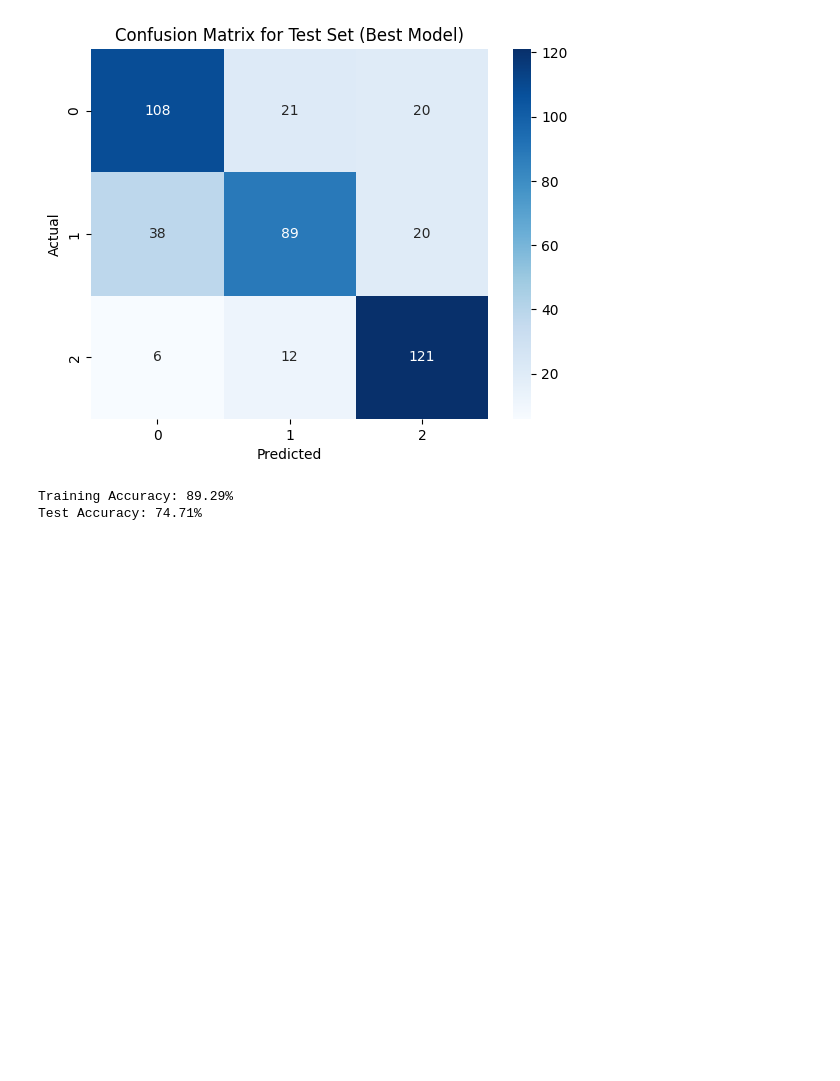
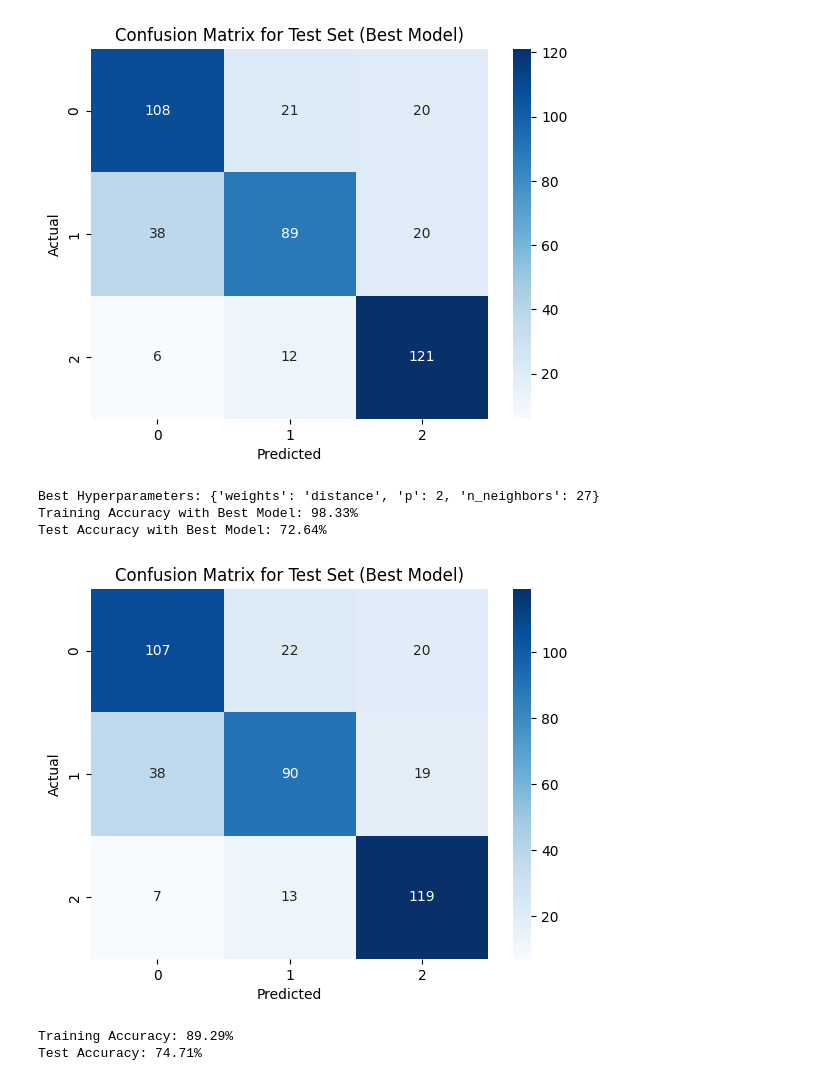
Before and after one commit to Arjun650/MachineLearning, a Jupyter notebook: Project.ipynb, the cells around one changed output. Saved outputs shown, nothing was run; the diff lists cells and outputs as text; code cells hidden in the pictures; blank space fills up the shorter version.

```diff
--- a/Project.ipynb
+++ b/Project.ipynb
@@ -300,6 +337,61 @@ Best Hyperparameters: {'n_neighbors': 29, 'p': 2, 'weights': 'distance'}
 Training Accuracy with Best Model: 98.33%
 Test Accuracy with Best Model: 73.10%
 [figure]
+# %%
+def knn_with_random_search(X_train, Y_train, X_test, Y_test):
+    # Define hyperparameter distribution for RandomizedSearchCV
+    param_dist = {
+        'n_neighbors': range(1, 31),            # n_neighbors between 1 and 30
+        'weights': ['uniform', 'distance'],     # Uniform or distance-based weighting
+        'p': [1, 2]                             # Manhattan distance (p=1) or Euclidean distance (p=2)
+    }
+
+    # Create the KNN model
+    knn_model = KNeighborsClassifier()
+
+    # Set up RandomizedSearchCV with 5-fold cross-validation
+    random_search = RandomizedSearchCV(estimator=knn_model, param_distributions=param_dist,
+                                       n_iter=10, cv=5, scoring='accuracy', n_jobs=-1, random_state=42)
+
+    # Fit RandomizedSearchCV on the training data
+    random_search.fit(X_train, Y_train)
+
+    # Get the best parameters
+    best_params = random_search.best_params_
+    print(f"Best Hyperparameters: {best_params}")
+
+    # Get the best model from RandomizedSearchCV
+    best_knn_model = random_search.best_estimator_
+
+    # Predicting on the training set
+    Y_train_pred = best_knn_model.predict(X_train)
+
+    # Predicting on the test set
+    Y_test_pred = best_knn_model.predict(X_test)
+
+    # Calculating accuracy for the training set
+    train_accuracy = accuracy_score(Y_train, Y_train_pred)
+    print(f'Training Accuracy with Best Model: {train_accuracy * 100:.2f}%')
+
+    # Calculating accuracy for the test set
+    test_accuracy = accuracy_score(Y_test, Y_test_pred)
+    print(f'Test Accuracy with Best Model: {test_accuracy * 100:.2f}%')
+
+    # Confusion matrix for the test set
+    test_conf_matrix = confusion_matrix(Y_test, Y_test_pred)
+    sns.heatmap(test_conf_matrix, annot=True, fmt='d', cmap='Blues')
+    plt.xlabel('Predicted')
+    plt.ylabel('Actual')
+    plt.title('Confusion Matrix for Test Set (Best Model)')
+    plt.show()
+
+# Example of usage:
+knn_with_random_search(X_train, Y_train, X_test, Y_test)
+# %% [output]
+Best Hyperparameters: {'weights': 'distance', 'p': 2, 'n_neighbors': 27}
+Training Accuracy with Best Model: 98.33%
+Test Accuracy with Best Model: 72.64%
+[figure, added]
 # %%
 # def sigmoid(z):
 #     """Compute the sigmoid function."""
```
Also changed, not shown: parts of 10 cells of this notebook.
